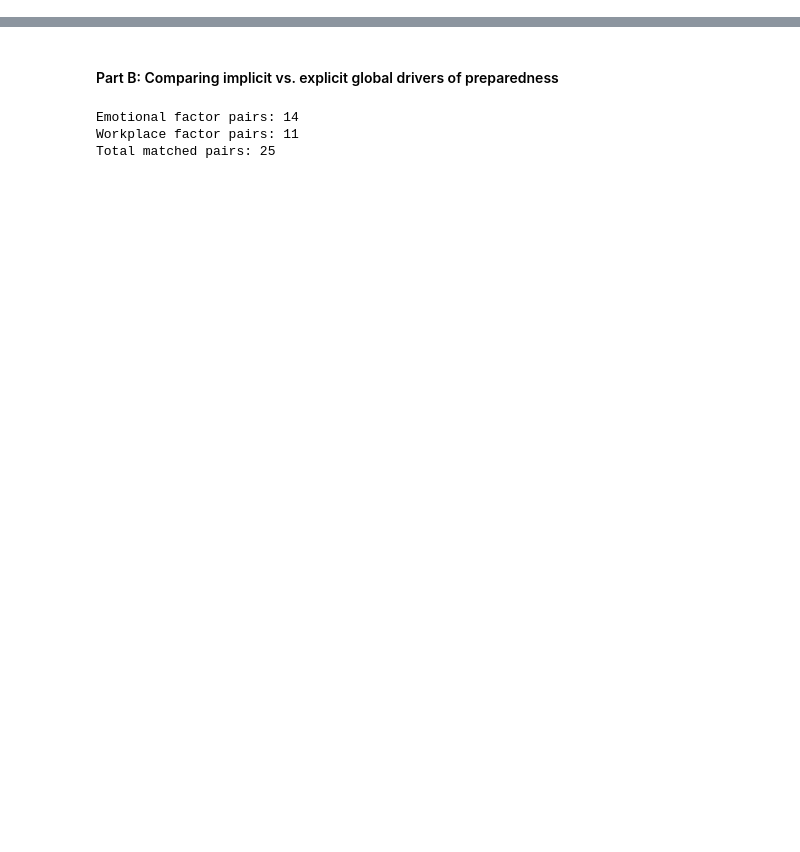
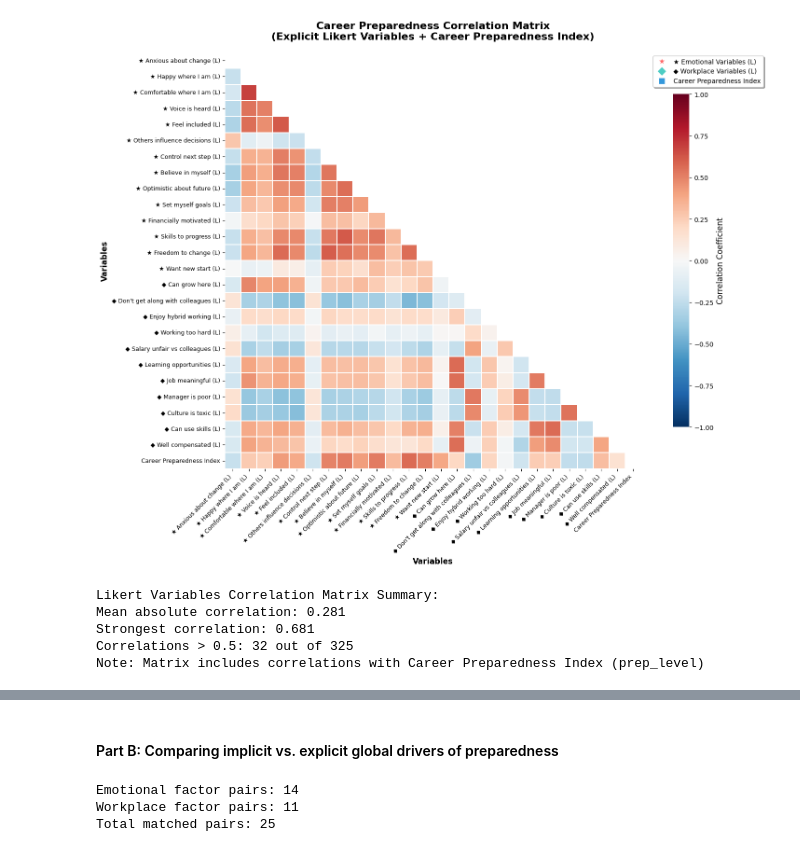
Before and after one commit to Ry-Rousseau/Career_Preparedness_Analysis, a Jupyter notebook: notebooks/predicting_preparedness.ipynb, the cells around one changed output, grey strips where cells are left out. Saved outputs shown, nothing was run; the diff lists cells and outputs as text; code cells hidden in the pictures; blank space fills up the shorter version.

```diff
--- a/notebooks/predicting_preparedness.ipynb
+++ b/notebooks/predicting_preparedness.ipynb
@@ -172,0 +244,59 @@ plt.show()
+# %%
+# Create correlation matrix for Likert (explicit) variables
+likert_vars = emotional_likert + workplace_likert  # Focus on Likert variables
+likert_corr_matrix = data[likert_vars + ['prep_level']].corr()
+
+# Add prep_level to names for visualization
+all_names_with_prep_likert = all_names.copy()
+all_names_with_prep_likert['prep_level'] = 'Career Preparedness Index'
+
+# Rename for visualization
+likert_corr_renamed = likert_corr_matrix.rename(index=all_names_with_prep_likert, columns=all_names_with_prep_likert)
+
+# Create heatmap with consistent styling
+fig, ax = plt.subplots(figsize=(16, 12))
+mask = np.triu(np.ones_like(likert_corr_renamed, dtype=bool))  # Show only lower triangle
+
+# Use a professional color scheme
+sns.heatmap(likert_corr_renamed, annot=False, cmap="RdBu_r", square=True,
+           cbar_kws={"shrink": .8, "label": "Correlation Coefficient"},
+           vmin=-1, vmax=1, ax=ax, mask=mask, linewidths=0.1)
+
+ax.set_title("Career Preparedness Correlation Matrix\n(Explicit Likert Variables + Career Preparedness Index)",
+             fontsize=16, pad=20, fontweight='bold')
+ax.set_xlabel('Variables', fontsize=12, fontweight='bold')
+ax.set_ylabel('Variables', fontsize=12, fontweight='bold')
+
+# Improve tick label formatting
+ax.set_xticklabels(ax.get_xticklabels(), rotation=45, ha='right', fontsize=9)
+ax.set_yticklabels(ax.get_yticklabels(), rotation=0, fontsize=9)
+
+# Add custom legend with proper symbols
+legend_elements = [
+    plt.Line2D([0], [0], marker='*', color='w', markerfacecolor=colors['emotional'],
+               markersize=12, label='★ Emotional Variables (L)'),
+    plt.Line2D([0], [0], marker='D', color='w', markerfacecolor=colors['workplace'],
+               markersize=10, label='◆ Workplace Variables (L)'),
+    plt.Line2D([0], [0], marker='s', color='w', markerfacecolor=colors['primary'],
+               markersize=10, label='Career Preparedness Index')
+]
+ax.legend(handles=legend_elements, loc='upper left', bbox_to_anchor=(1.02, 1),
+          frameon=True, fancybox=True, shadow=True)
+
+plt.tight_layout()
+plt.show()
+
+# Display correlation strength summary
+likert_corr_values = likert_corr_matrix.values[np.tril_indices_from(likert_corr_matrix.values, k=-1)]
+print("Likert Variables Correlation Matrix Summary:")
+print(f"Mean absolute correlation: {np.abs(likert_corr_values).mean():.3f}")
+print(f"Strongest correlation: {np.abs(likert_corr_values).max():.3f}")
+print(f"Correlations > 0.5: {np.sum(np.abs(likert_corr_values) > 0.5)} out of {len(likert_corr_values)}")
+print(f"Note: Matrix includes correlations with Career Preparedness Index (prep_level)")
+# %% [output]
+[figure, added]
+Likert Variables Correlation Matrix Summary:
+Mean absolute correlation: 0.281
+Strongest correlation: 0.681
+Correlations > 0.5: 32 out of 325
+Note: Matrix includes correlations with Career Preparedness Index (prep_level)
```
Also changed, not shown: parts of 23 cells of this notebook, 4 other files.
